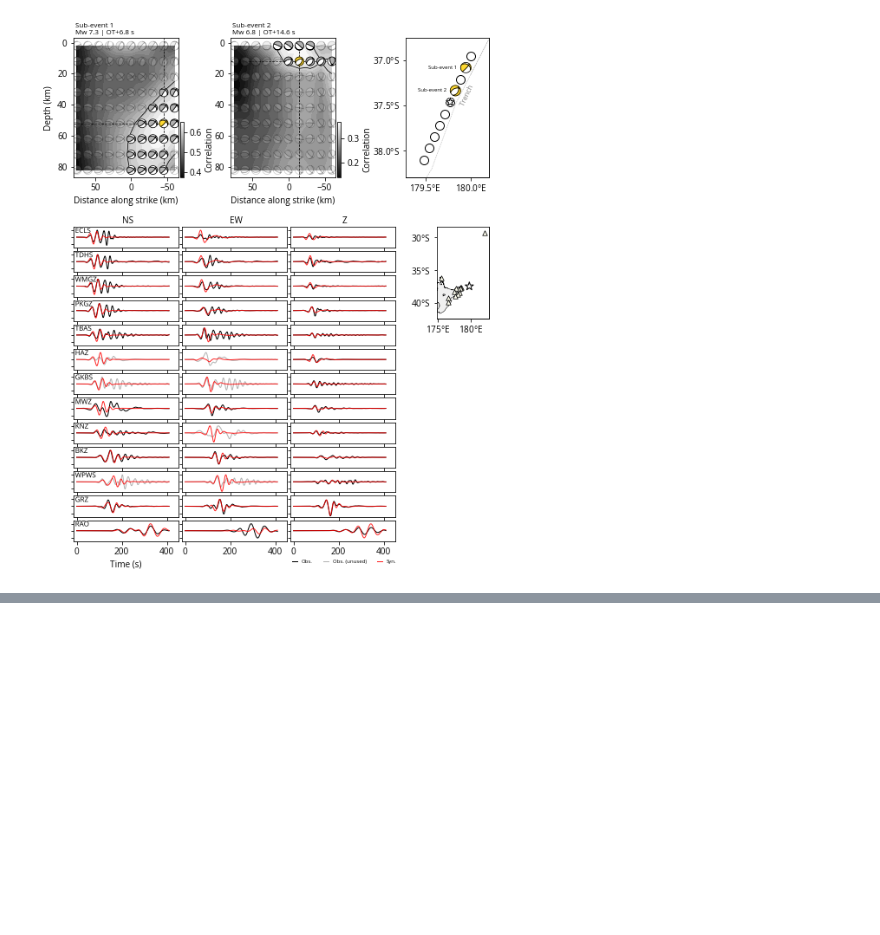
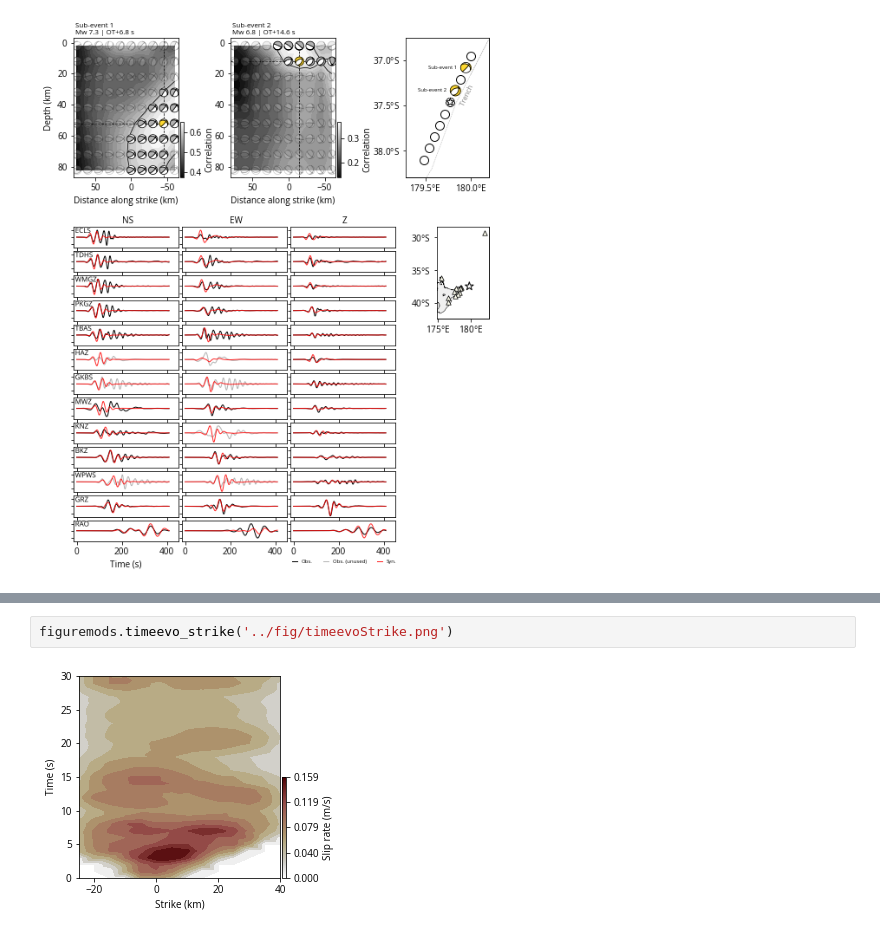
Before and after one commit to rokuwaki/2021EastCapeNZ, a Jupyter notebook: scripts/figure.ipynb, the cells around one changed output, grey strips where cells are left out. Cells and saved outputs as stored; diff of their text form; blank space fills up the shorter version.

```diff
--- a/scripts/figure.ipynb
+++ b/scripts/figure.ipynb
@@ -110,0 +105,4 @@ figuremods.rcmtHF2D('../fig/rcmtHF2DR1.png')
+# %%
+figuremods.timeevo_strike('../fig/timeevoStrike.png')
+# %% [output]
+[figure, added]
```
Also changed, not shown: parts of 8 cells of this notebook, 1 other file.
